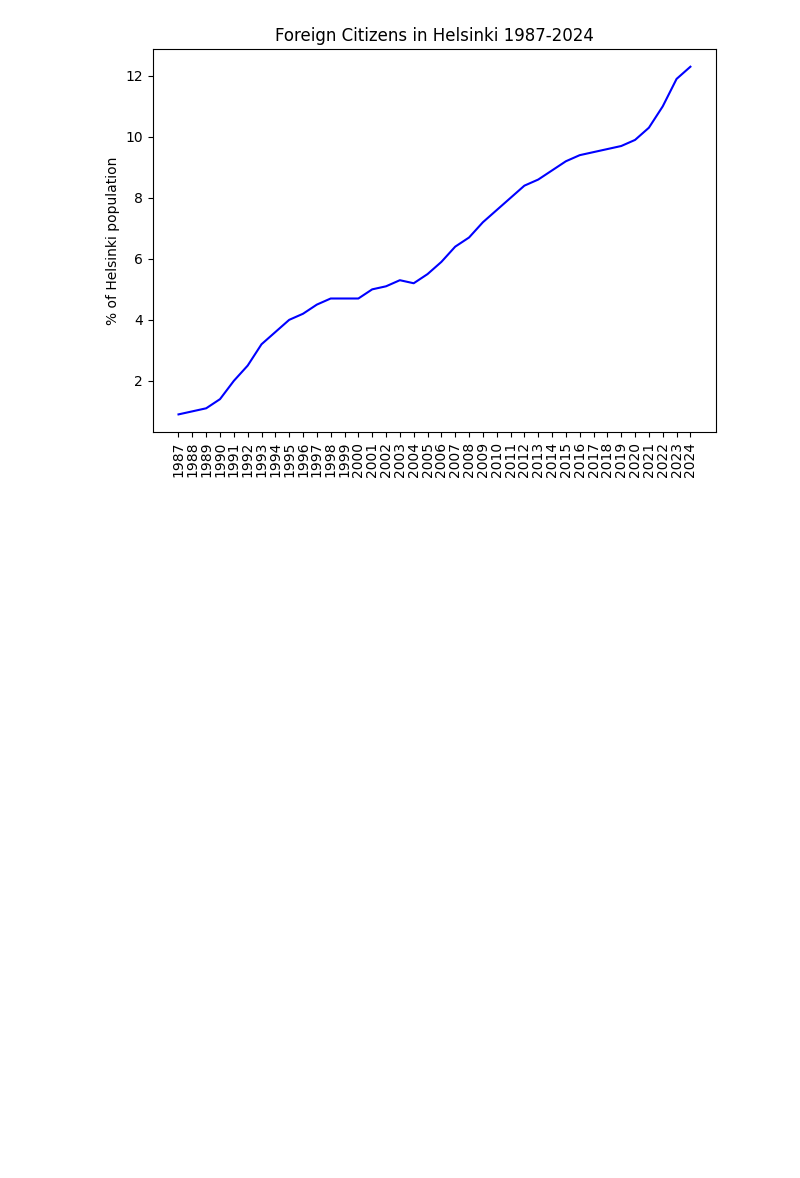
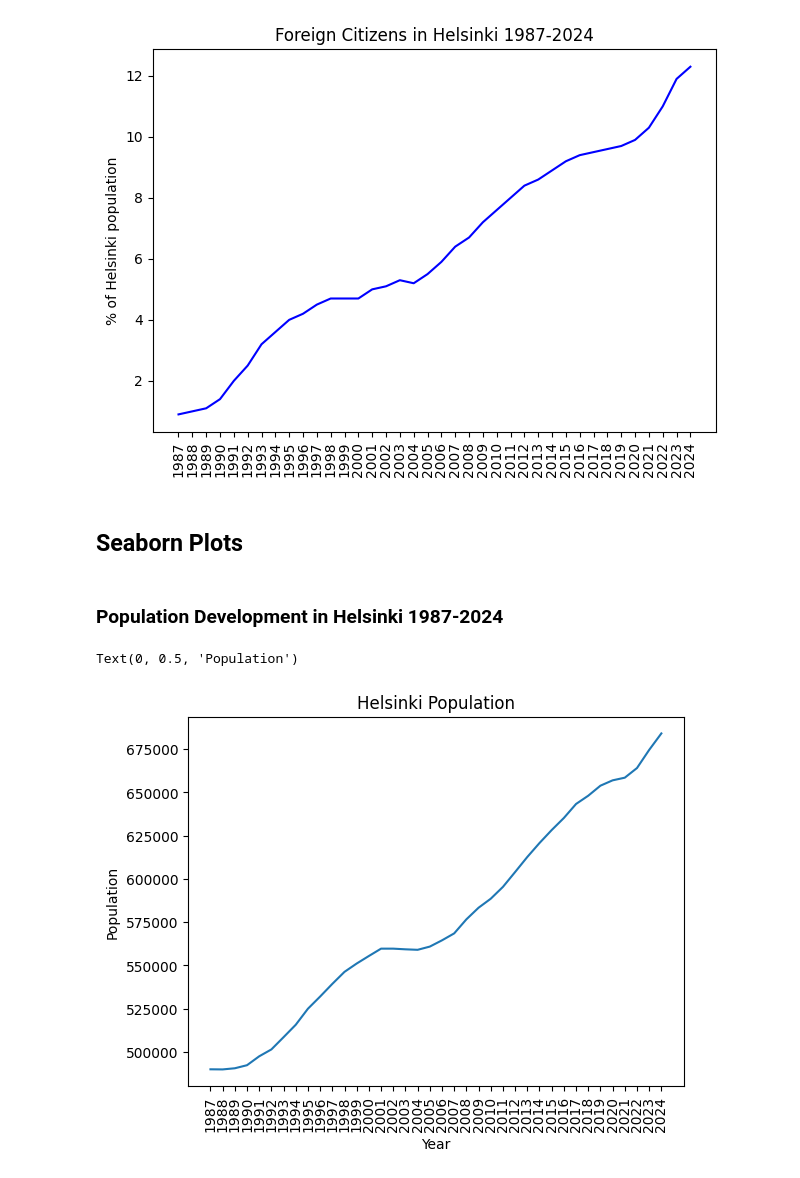
Before and after one commit to selmuu/Main-Assignment-04-Part-2---Data-Analytics, a Jupyter notebook: matplotlib.ipynb, the cells around one changed output. Saved outputs shown, nothing was run; the diff lists cells and outputs as text; code cells hidden in the pictures; blank space fills up the shorter version.

Commit message:
Seaborn plot 1: Helsinki population

```diff
--- a/matplotlib.ipynb
+++ b/matplotlib.ipynb
@@ -151,3 +152,23 @@ plt.ylabel('% of Helsinki population')
 plt.tight_layout()
 # %% [output]
 [figure]
+# %% [markdown]
+## Seaborn Plots
+# %% [markdown]
+### Population Development in Helsinki 1987-2024
+# %%
+query = """
+SELECT *
+FROM municipalities
+WHERE Information =  "Population"
+"""
+
+population = pd.read_sql_query(query, conn).iloc[0, 2:].astype(int)
+sns.lineplot(data=population)
+plt.title('Helsinki Population')
+plt.xlabel('Year')
+plt.xticks(rotation=90)
+plt.ylabel('Population')
+# %% [output]
+Text(0, 0.5, 'Population')
+[figure, added]
```
Also changed, not shown: parts of 1 cell of this notebook, 1 other file.
